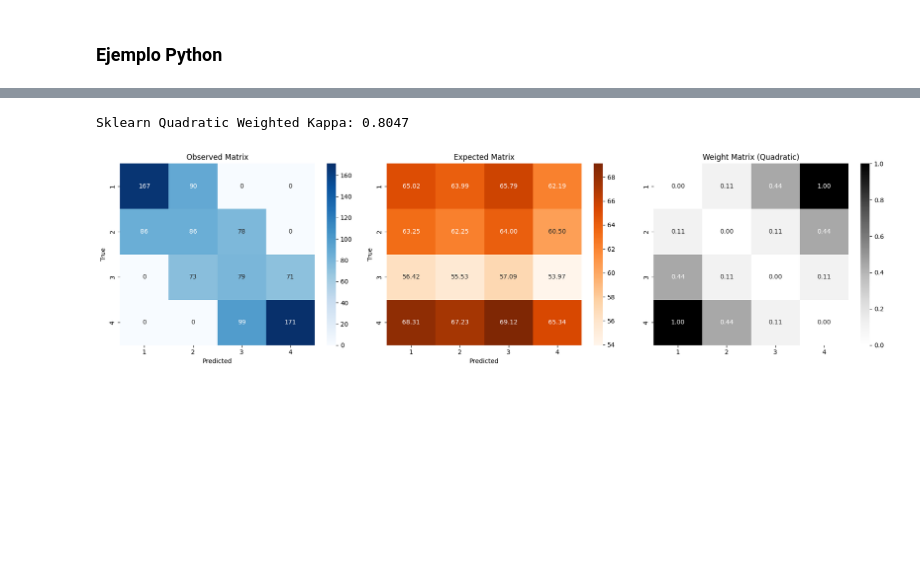
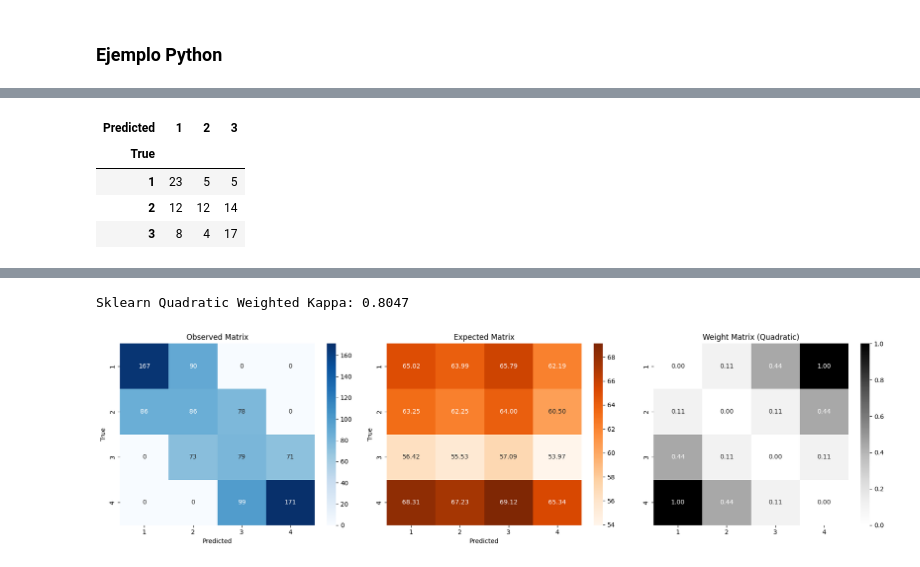
Before and after one commit to Artvr1t0/ml-prudential-lifeinsurance, a Jupyter notebook: kappa.ipynb, the cells around one changed output, grey strips where cells are left out. Saved outputs shown, nothing was run; the diff lists cells and outputs as text; code cells hidden in the pictures; blank space fills up the shorter version.

```diff
--- a/kappa.ipynb
+++ b/kappa.ipynb
@@ -106,0 +11,24 @@ Quadratic Weighted Kappa: 0.8047
+# %%
+size_sample = 100
+n_cats = 3
+
+#---- scores ---
+true_scores = np.random.randint(1, n_cats+1, size=size_sample)
+noise = np.random.randint(-2, 3, size=size_sample)
+pred_scores = np.clip(true_scores + noise, 1, n_cats)  # Ensure we stay in range 1-4
+
+
+# --- matrix ----
+confusion_matrix = pd.crosstab(
+    true_scores,
+    pred_scores,
+    rownames=['True'],
+    colnames=['Predicted']
+)
+confusion_matrix
+# %% [output]
+| Predicted | 1 | 2 | 3 |
+| True |  |  |  |
+| 1 | 23 | 5 | 5 |
+| 2 | 12 | 12 | 14 |
+| 3 | 8 | 4 | 17 |
```
Also changed, not shown: parts of 9 cells of this notebook, 7 other files.
